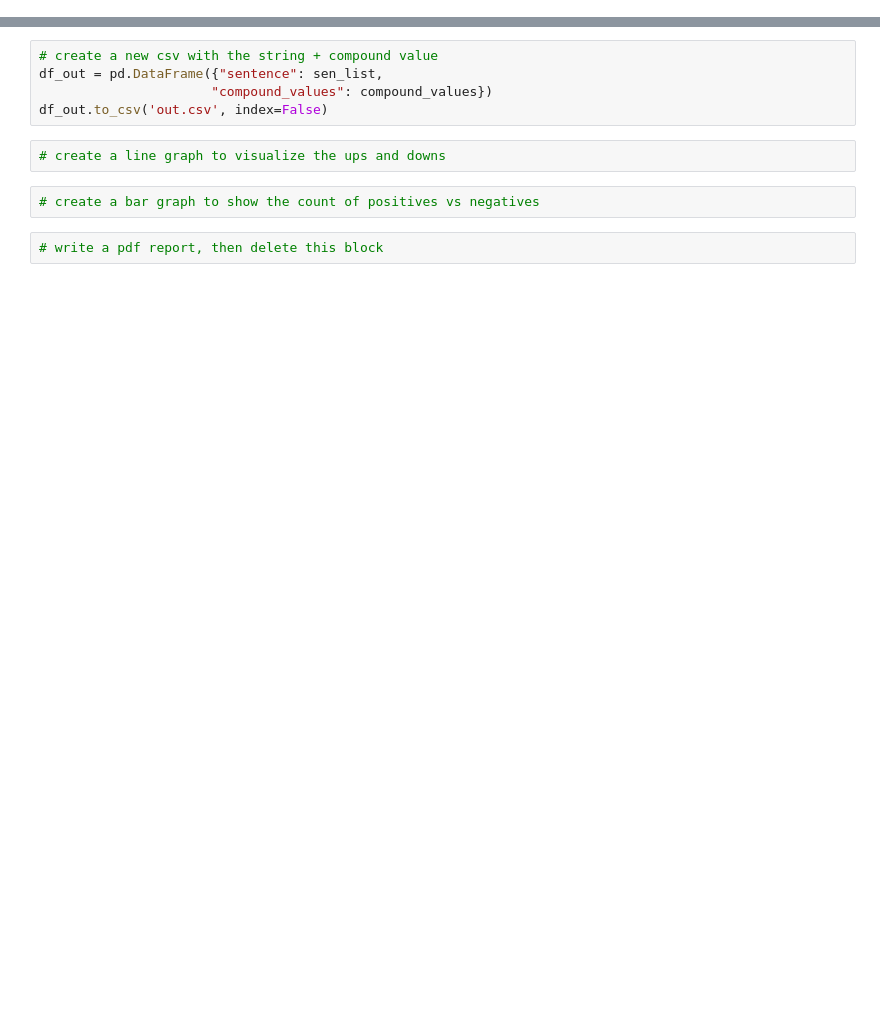
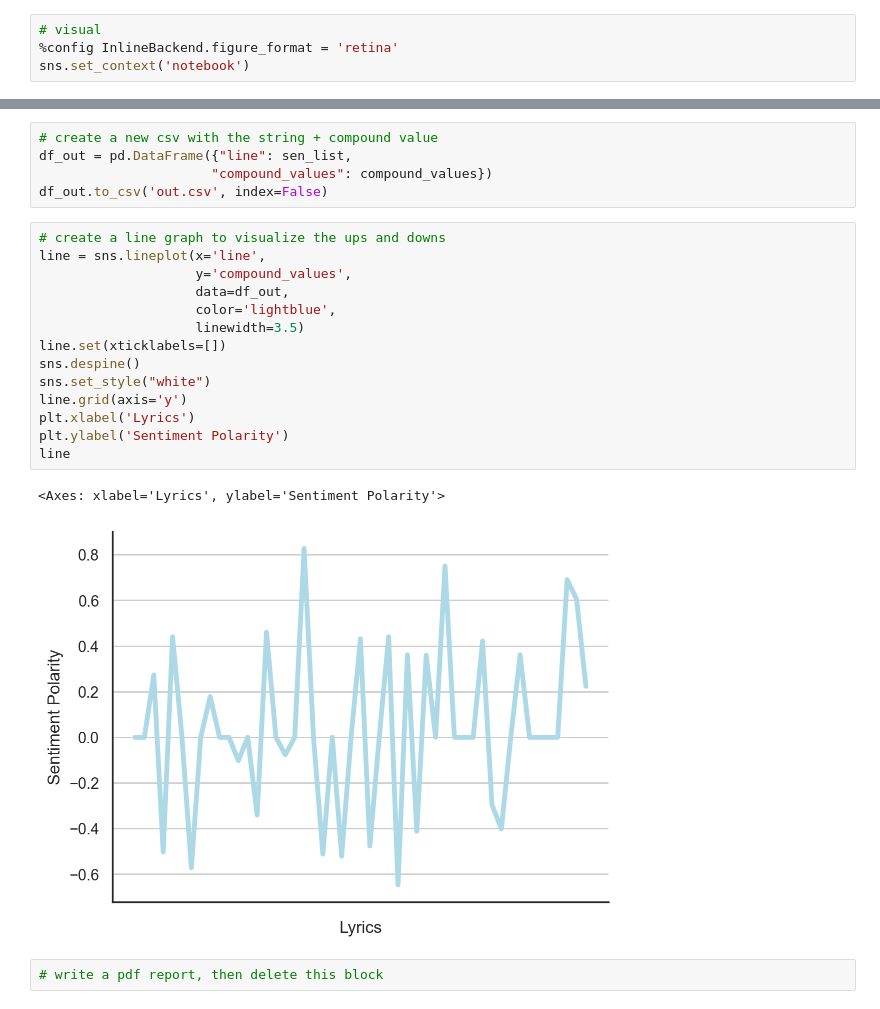
Before and after one commit to MJHendricks/sentiment-analysis, a Jupyter notebook: sentiment_analysis.ipynb, the cells around one changed output, grey strips where cells are left out. Cells and saved outputs as stored; diff of their text form; blank space fills up the shorter version.

```diff
--- a/sentiment_analysis.ipynb
+++ b/sentiment_analysis.ipynb
@@ -4,5 +6,9 @@ import pandas as pd
 from nltk.sentiment import SentimentIntensityAnalyzer
 sia = SentimentIntensityAnalyzer()
+# %%
+# visual
+%config InlineBackend.figure_format = 'retina'
+sns.set_context('notebook')
 # %%
 # read the file into a list for analysis
 df = pd.read_excel('list.xlsx', sheet_name='Sheet1')
@@ -38,11 +46,24 @@ print(compound_values)
 # %%
 # create a new csv with the string + compound value
-df_out = pd.DataFrame({"sentence": sen_list,
+df_out = pd.DataFrame({"line": sen_list,
                       "compound_values": compound_values})
 df_out.to_csv('out.csv', index=False)
-# %%
-# create a line graph to visualize the ups and downs
-# %%
-# create a bar graph to show the count of positives vs negatives
+# %%
+# create a line graph to visualize the ups and downs
+line = sns.lineplot(x='line',
+                    y='compound_values',
+                    data=df_out,
+                    color='lightblue',
+                    linewidth=3.5)
+line.set(xticklabels=[])
+sns.despine()
+sns.set_style("white")
+line.grid(axis='y')
+plt.xlabel('Lyrics')
+plt.ylabel('Sentiment Polarity')
+line
+# %% [output]
+<Axes: xlabel='Lyrics', ylabel='Sentiment Polarity'>
+[figure, added]
 # %%
 # write a pdf report, then delete this block
```
Also changed, not shown: parts of 3 cells of this notebook, 2 other files.
